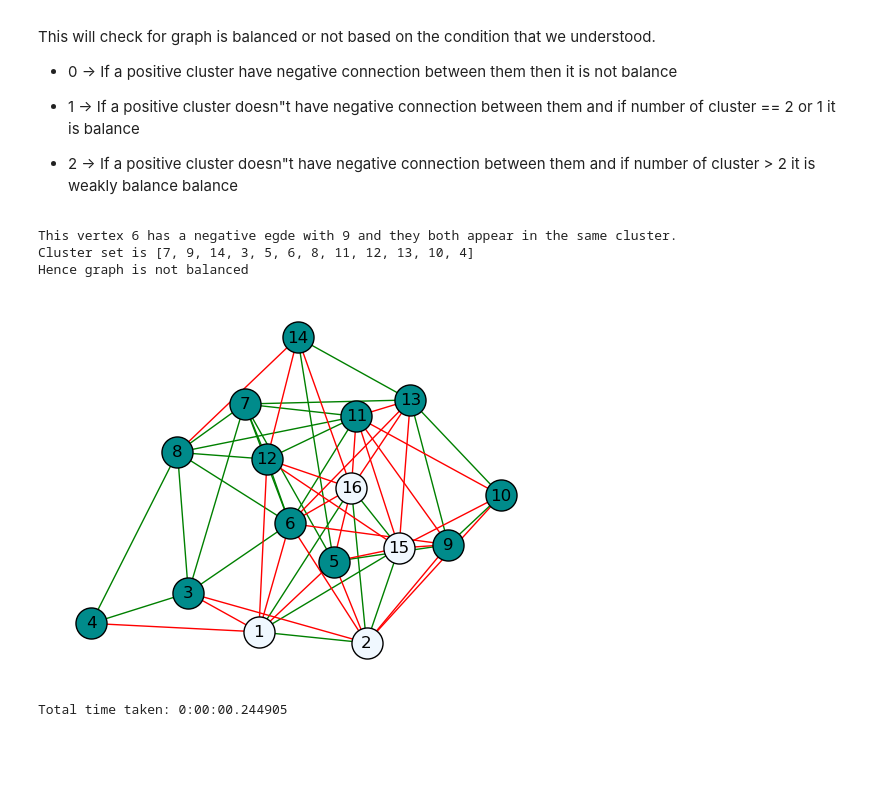
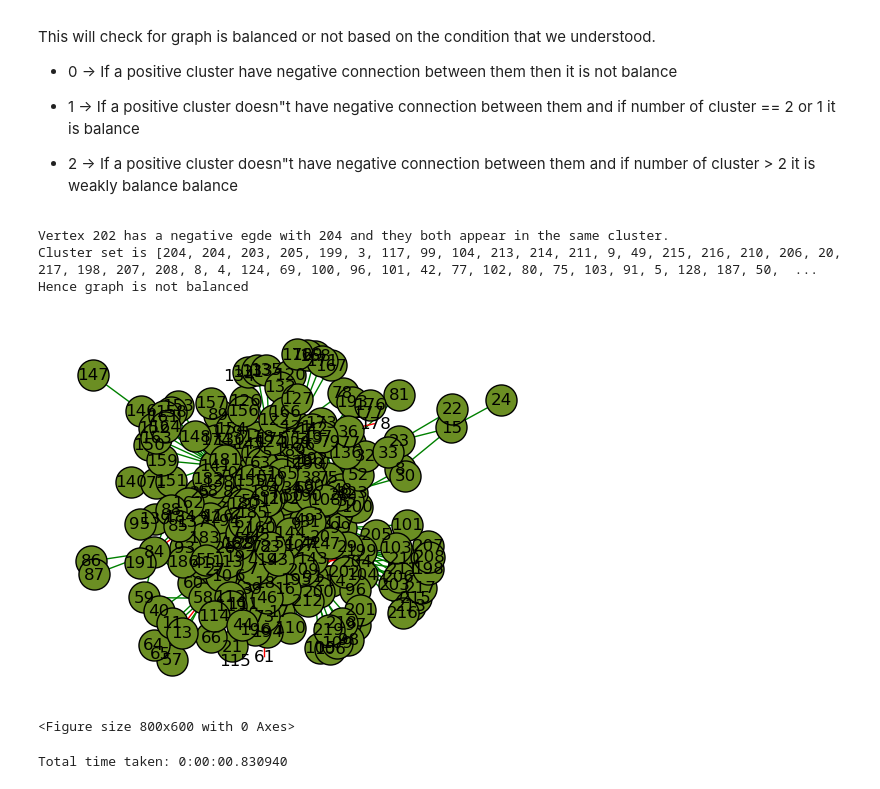
Before and after one commit to vinothvk99/Defensive-Alliance-with-Signed-Graph, a Jupyter notebook: Meeting_1/task_3.ipynb, the cells around one changed output. Saved outputs shown, nothing was run; the diff lists cells and outputs as text; code cells hidden in the pictures; blank space fills up the shorter version.

Commit message:
extra graph checking text file

```diff
--- a/Meeting_1/task_3.ipynb
+++ b/Meeting_1/task_3.ipynb
@@ -161,7 +161,7 @@ start_time = time.monotonic()
 
 # code set 1
 # Read the signed graph from the text file
-file_path = r"/Users/mac/Desktop/Desktop/RCS_Signed_Graph/Meeting_1/graph_test_files/Highland.txt"
+file_path = r"/Users/mac/Desktop/Desktop/RCS_Signed_Graph/Meeting_1/graph_test_files/convote.txt"
 
 # preparing edges to check whether the graph is balanced or not
 graph = read_signed_graph_from_file(file_path)
@@ -220,34 +220,36 @@ if(is_balanced == 2):
 
 # Create a signed graph
 signed_graph = nx.Graph()
 signed_graph.add_edges_from(edges)
 
 # Visualization
 pos = nx.spring_layout(signed_graph)
 positive_edges = [(u, v) for u, v, data in signed_graph.edges(data=True) if data['sign'] == 1]
 negative_edges = [(u, v) for u, v, data in signed_graph.edges(data=True) if data['sign'] == -1]
 
 all_colors = list(mcolors.CSS4_COLORS.keys())
 random.shuffle(all_colors)
 
 # Create a dictionary to map clusters to colors
 cluster_colors = {tuple(cluster): all_colors[i % len(all_colors)] for i, cluster in enumerate(clu)}
 
 for cluster in clu:
     color = cluster_colors[tuple(cluster)]
     nx.draw_networkx_nodes(signed_graph, pos, nodelist = cluster, node_color=color, node_size=500, edgecolors='black', linewidths=1.0)
 nx.draw_networkx_edges(signed_graph, pos, edgelist=positive_edges, edge_color='green')
 nx.draw_networkx_edges(signed_graph, pos, edgelist=negative_edges, edge_color='red')
 nx.draw_networkx_labels(signed_graph, pos, font_size=12, font_color='black')
 
 plt.axis('off')
+plt.figure(figsize=(8,6))
 plt.show()
 
 end_time = time.monotonic()
 print("Total time taken:",timedelta(seconds=end_time - start_time))
 # %% [output]
-This vertex 6 has a negative egde with 9 and they both appear in the same cluster.
-Cluster set is [7, 9, 14, 3, 5, 6, 8, 11, 12, 13, 10, 4]
+Vertex 202 has a negative egde with 204 and they both appear in the same cluster.
+Cluster set is [204, 204, 203, 205, 199, 3, 117, 99, 104, 213, 214, 211, 9, 49, 215, 216, 210, 206, 20, 217, 198, 207, 208, 8, 4, 124, 69, 100, 96, 101, 42, 77, 102, 80, 75, 103, 91, 5, 128, 187, 50,  ...
 Hence graph is not balanced
-[figure, old version]
+[figure, new version]
-Total time taken: 0:00:00.244905
+<Figure size 800x600 with 0 Axes>
+Total time taken: 0:00:00.830940
```
Also changed, not shown: 2 other files.
